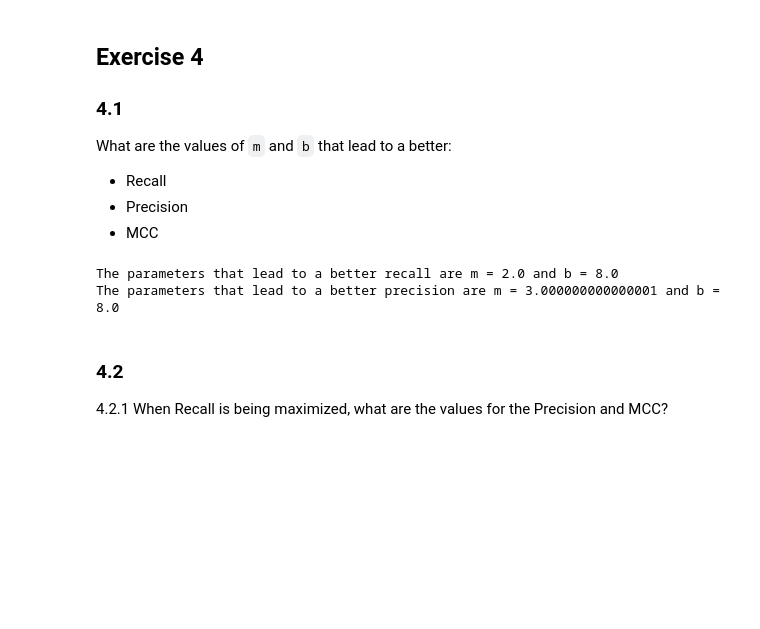
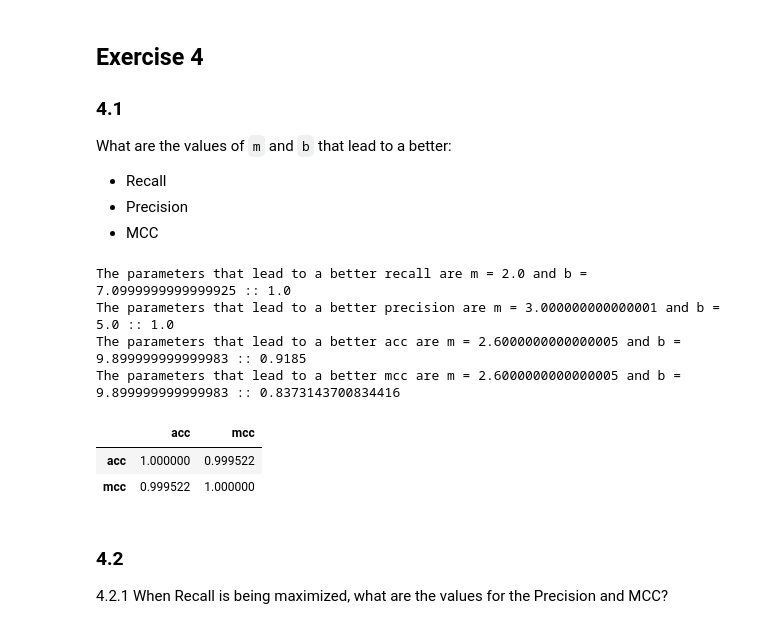
Before and after one commit to augustoamerico/sim_2019, a Jupyter notebook: 2019-12-03_Linear_Binary_Classifiers.ipynb, the cells around one changed output. Saved outputs shown, nothing was run; the diff lists cells and outputs as text; code cells hidden in the pictures; blank space fills up the shorter version.

```diff
--- a/2019-12-03_Linear_Binary_Classifiers.ipynb
+++ b/2019-12-03_Linear_Binary_Classifiers.ipynb
@@ -273,17 +273,33 @@ def recall(cf_df):
 def precision(cf_df):
     return cf_df.loc["Alert","Positive"]/(cf_df.loc["Alert",:].sum())
 
+def accuracy(cf_df):
+    return (cf_df.loc["Alert","Positive"] + cf_df.loc["Not Alert","Negative"])/(cf_df.loc["Alert",:].sum() + cf_df.loc["Not Alert",:].sum())
+
+def mcc(cf_df):
+    tp = cf_df.loc["Alert","Positive"]
+    tn = cf_df.loc["Not Alert","Negative"]
+    fp = cf_df.loc["Alert","Negative"]
+    fn = cf_df.loc["Not Alert","Positive"]
+    return ( (tp * tn) - (fp * fn) ) \
+                / \
+            (np.sqrt( (tp+fp)*(tp+fn)*(tn+fp)*(tn+fn) ))
+
 def report(df, fn, isPrint = False):
     y_pred = df.apply(lambda row: get_predicted_value(row,fn),axis=1).values
     conf_matrix = compute_confusion_matrix(y_pred, get_actual_value(df))
     metrics_dict = {}
     metrics_dict["recall"] = recall(conf_matrix)
     metrics_dict["precision"] = precision(conf_matrix)
+    metrics_dict["acc"] = accuracy(conf_matrix)
+    metrics_dict["mcc"] = mcc(conf_matrix)
     if isPrint:
         print(conf_matrix)
 
         print(f"In this dataset, this model has a precision of {round(metrics_dict['precision'],4)}")
         print(f"In this dataset, this model has a recall of {round(metrics_dict['recall'],4)}")
+        print(f"In this dataset, this model has a acc of {round(metrics_dict['acc'],4)}")
+        print(f"In this dataset, this model has a mcc of {round(metrics_dict['mcc'],4)}")
 
         grid = sns.JointGrid(data = df, x = "Height", y = "Weight")
         grid.plot_joint(partial(sns.scatterplot, hue=df.Gender, alpha = 0.5))
@@ -375,12 +427,24 @@ What are the values of `m` and `b` that lead to a better:
 max_idx_vls = {}
 max_idx_vls["recall"] = parameter_tunning_stats.recall.idxmax()
 max_idx_vls["precision"] = parameter_tunning_stats.precision.idxmax()
+max_idx_vls["acc"] = parameter_tunning_stats.acc.idxmax()
+max_idx_vls["mcc"] = parameter_tunning_stats.mcc.idxmax()
 #max_idx_vls["recall"] = parameter_tunning_stats.recall.idxmax()
-print(f"The parameters that lead to a better recall are m = {parameter_tunning_stats.m[max_idx_vls['recall']]} and b = {parameter_tunning_stats.b[max_idx_vls['recall']]}")
-print(f"The parameters that lead to a better precision are m = {parameter_tunning_stats.m[max_idx_vls['precision']]} and b = {parameter_tunning_stats.b[max_idx_vls['precision']]}")
+print(f"The parameters that lead to a better recall are m = {parameter_tunning_stats.m[max_idx_vls['recall']]} and b = {parameter_tunning_stats.b[max_idx_vls['recall']]} :: {parameter_tunning_stats.recall[max_idx_vls['recall']]}")
+print(f"The parameters that lead to a better precision are m = {parameter_tunning_stats.m[max_idx_vls['precision']]} and b = {parameter_tunning_stats.b[max_idx_vls['precision']]} :: {parameter_tunning_stats.precision[max_idx_vls['precision']]}")
+print(f"The parameters that lead to a better acc are m = {parameter_tunning_stats.m[max_idx_vls['acc']]} and b = {parameter_tunning_stats.b[max_idx_vls['acc']]} :: {parameter_tunning_stats.acc[max_idx_vls['acc']]}")
+print(f"The parameters that lead to a better mcc are m = {parameter_tunning_stats.m[max_idx_vls['mcc']]} and b = {parameter_tunning_stats.b[max_idx_vls['mcc']]} :: {parameter_tunning_stats.mcc[max_idx_vls['mcc']]}")
 # %% [output]
-The parameters that lead to a better recall are m = 2.0 and b = 8.0
-The parameters that lead to a better precision are m = 3.000000000000001 and b = 8.0
+The parameters that lead to a better recall are m = 2.0 and b = 7.0999999999999925 :: 1.0
+The parameters that lead to a better precision are m = 3.000000000000001 and b = 5.0 :: 1.0
+The parameters that lead to a better acc are m = 2.6000000000000005 and b = 9.899999999999983 :: 0.9185
+The parameters that lead to a better mcc are m = 2.6000000000000005 and b = 9.899999999999983 :: 0.8373143700834416
+# %%
+parameter_tunning_stats[["acc","mcc"]].corr()
+# %% [output]
+|  | acc | mcc |
+| acc | 1.000000 | 0.999522 |
+| mcc | 0.999522 | 1.000000 |
 # %% [markdown]
 ### 4.2
 4.2.1 When Recall is being maximized, what are the values for the Precision and MCC?
```
Also changed, not shown: parts of 8 cells of this notebook.
